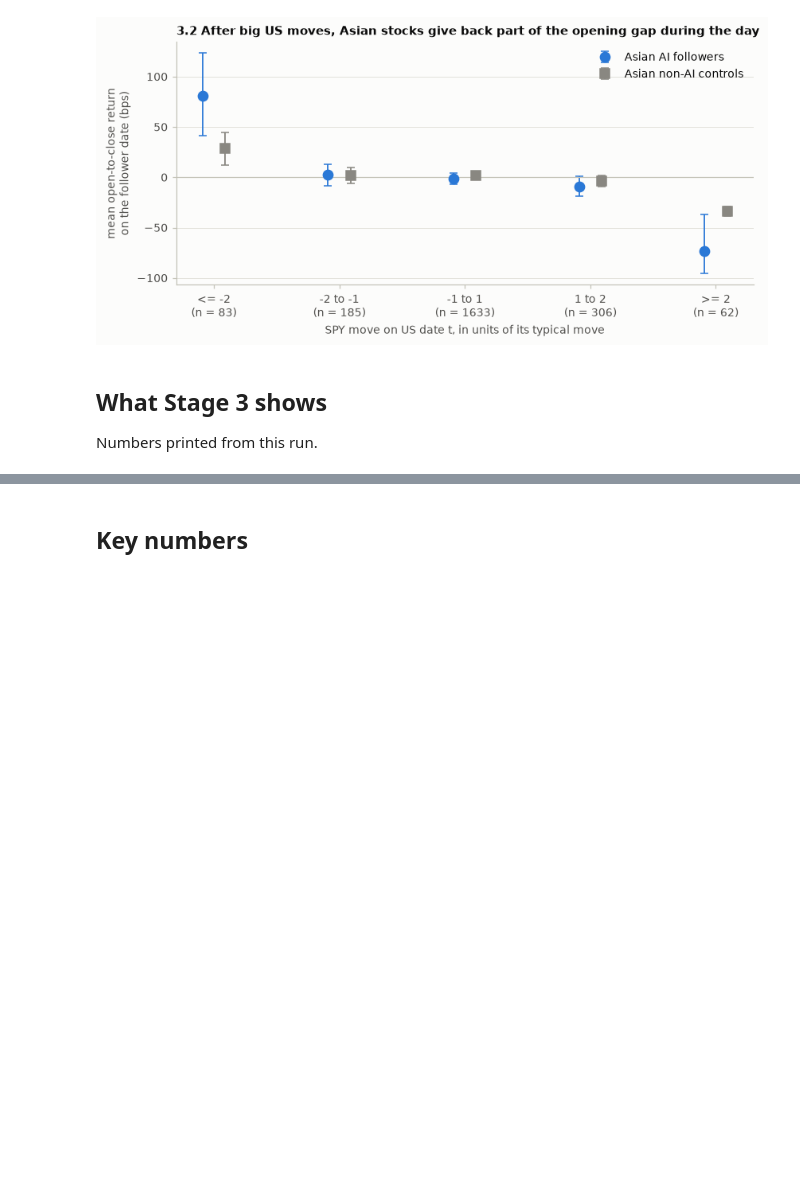
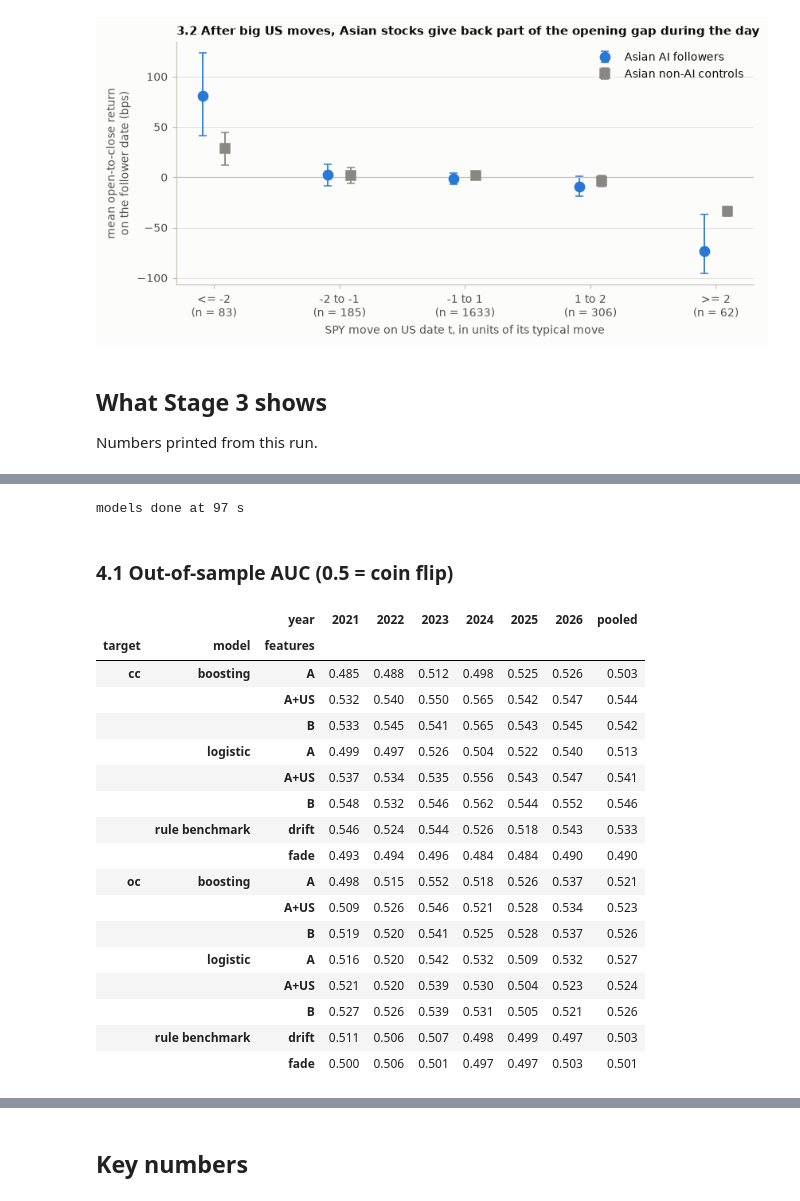
Before and after one commit to Farid-Abdullah/stock-comovement, a Jupyter notebook: overnight_transmission.ipynb, the cells around one changed output, grey strips where cells are left out. Saved outputs shown, nothing was run; the diff lists cells and outputs as text; code cells hidden in the pictures; blank space fills up the shorter version.

```diff
--- a/overnight_transmission.ipynb
+++ b/overnight_transmission.ipynb
@@ -1381,0 +1534,74 @@ print(f"  AI followers: positive in {pos_years} of {len(by_year)} years")
+# %%
+def make_model(name):
+    if name == "logistic":
+        return make_pipeline(SimpleImputer(strategy="median"), StandardScaler(), LogisticRegression(C=1.0, max_iter=2000))
+    return HistGradientBoostingClassifier(max_iter=200, learning_rate=0.05, max_leaf_nodes=15, min_samples_leaf=300,
+                                          l2_regularization=1.0, random_state=SEED)
+
+
+def walk_forward_models(panel):
+    # Train on 2019..Y-1, predict year Y, for every target x model x feature set.
+    preds, coefs = [], []
+    for target, sets in FEATURE_SETS.items():
+        ycol = f"res_{target}"
+        data = panel[panel[ycol].notna()]
+        for model_name in ["logistic", "boosting"]:
+            for fs, cols in sets.items():
+                for Y in MODEL_TEST_YEARS:
+                    train, test = data[data["year"] < Y], data[data["year"] == Y]
+                    assert train["date"].max() < test["date"].min(), "look-ahead in model training"
+                    m = make_model(model_name).fit(train[cols], train[ycol] > 0)
+                    preds.append(pd.DataFrame({"date": test["date"].values, "ticker": test["ticker"].values,
+                                               "y": (test[ycol] > 0).values, "prob": m.predict_proba(test[cols])[:, 1],
+                                               "target": target, "model": model_name, "features": fs, "year": Y}))
+                    if model_name == "logistic":
+                        coefs.append(pd.Series(m[-1].coef_[0], index=cols, name=(target, fs, Y)))
+    return pd.concat(preds, ignore_index=True), coefs
+
+
+PREDS, COEFS = cached("stage4_preds", lambda: walk_forward_models(PANEL))
+
+# Benchmarks as scores on the same rows: drift = net lag score; fade = against the own gap after a 2+ SPY move.
+bench = PANEL[PANEL["res_oc"].notna()].copy()
+bench["drift"] = bench["lag_net"]
+bench["fade"] = np.where(bench["spy_z"].abs() >= FADE_Z, -np.sign(bench["gap_today"]), 0.0)
+for b in ["drift", "fade"]:
+    for target in ["oc", "cc"]:
+        d = PANEL[PANEL[f"res_{target}"].notna() & PANEL["year"].isin(MODEL_TEST_YEARS)].copy()   # same rows as models
+        score = d["lag_net"] if b == "drift" else np.where(d["spy_z"].abs() >= FADE_Z, -np.sign(d["gap_today"]), 0.0)
+        PREDS = pd.concat([PREDS, pd.DataFrame({"date": d["date"].values, "ticker": d["ticker"].values,
+                                                "y": (d[f"res_{target}"] > 0).values, "prob": np.nan_to_num(score),
+                                                "target": target, "model": "rule benchmark", "features": b,
+                                                "year": d["year"].values})], ignore_index=True)
+print(f"models done at {time.time() - T0:.0f} s")
+# %% [output]
+models done at 97 s
+# %% [markdown]
+### 4.1 Out-of-sample AUC (0.5 = coin flip)
+# %%
+auc_by_year = (PREDS.groupby(["target", "model", "features", "year"])
+               .apply(lambda d: roc_auc_score(d["y"], d["prob"]), include_groups=False).unstack("year"))
+auc_by_year["pooled"] = PREDS.groupby(["target", "model", "features"]).apply(
+    lambda d: roc_auc_score(d["y"], d["prob"]), include_groups=False)
+auc_by_year.to_csv(OUT_DIR / "s4_auc_by_year.csv")
+KEY["auc"] = {" | ".join(k): v for k, v in auc_by_year.round(4).to_dict(orient="index").items()}
+auc_by_year.round(3)
+# %% [output]
+|  |  | year | 2021 | 2022 | 2023 | 2024 | 2025 | 2026 | pooled |
+| target | model | features |  |  |  |  |  |  |  |
+| cc | boosting | A | 0.485 | 0.488 | 0.512 | 0.498 | 0.525 | 0.526 | 0.503 |
+|  |  | A+US | 0.532 | 0.540 | 0.550 | 0.565 | 0.542 | 0.547 | 0.544 |
+|  |  | B | 0.533 | 0.545 | 0.541 | 0.565 | 0.543 | 0.545 | 0.542 |
+|  | logistic | A | 0.499 | 0.497 | 0.526 | 0.504 | 0.522 | 0.540 | 0.513 |
+|  |  | A+US | 0.537 | 0.534 | 0.535 | 0.556 | 0.543 | 0.547 | 0.541 |
+|  |  | B | 0.548 | 0.532 | 0.546 | 0.562 | 0.544 | 0.552 | 0.546 |
+|  | rule benchmark | drift | 0.546 | 0.524 | 0.544 | 0.526 | 0.518 | 0.543 | 0.533 |
+|  |  | fade | 0.493 | 0.494 | 0.496 | 0.484 | 0.484 | 0.490 | 0.490 |
+| oc | boosting | A | 0.498 | 0.515 | 0.552 | 0.518 | 0.526 | 0.537 | 0.521 |
+|  |  | A+US | 0.509 | 0.526 | 0.546 | 0.521 | 0.528 | 0.534 | 0.523 |
+|  |  | B | 0.519 | 0.520 | 0.541 | 0.525 | 0.528 | 0.537 | 0.526 |
+|  | logistic | A | 0.516 | 0.520 | 0.542 | 0.532 | 0.509 | 0.532 | 0.527 |
+|  |  | A+US | 0.521 | 0.520 | 0.539 | 0.530 | 0.504 | 0.523 | 0.524 |
+|  |  | B | 0.527 | 0.526 | 0.539 | 0.531 | 0.505 | 0.521 | 0.526 |
+|  | rule benchmark | drift | 0.511 | 0.506 | 0.507 | 0.498 | 0.499 | 0.497 | 0.503 |
+|  |  | fade | 0.500 | 0.506 | 0.501 | 0.497 | 0.497 | 0.503 | 0.501 |
```
Also changed, not shown: parts of 18 cells of this notebook, 11 other files.
